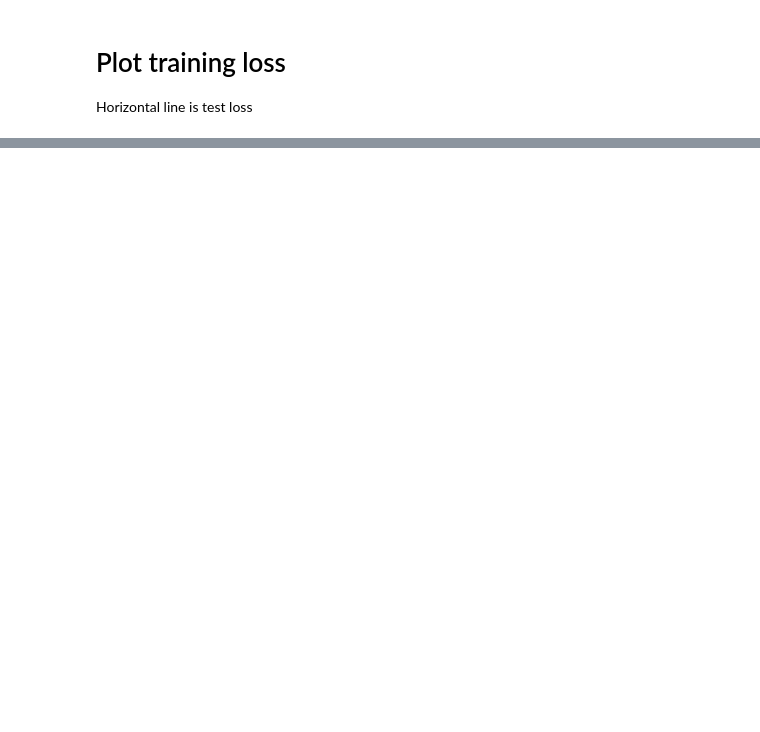
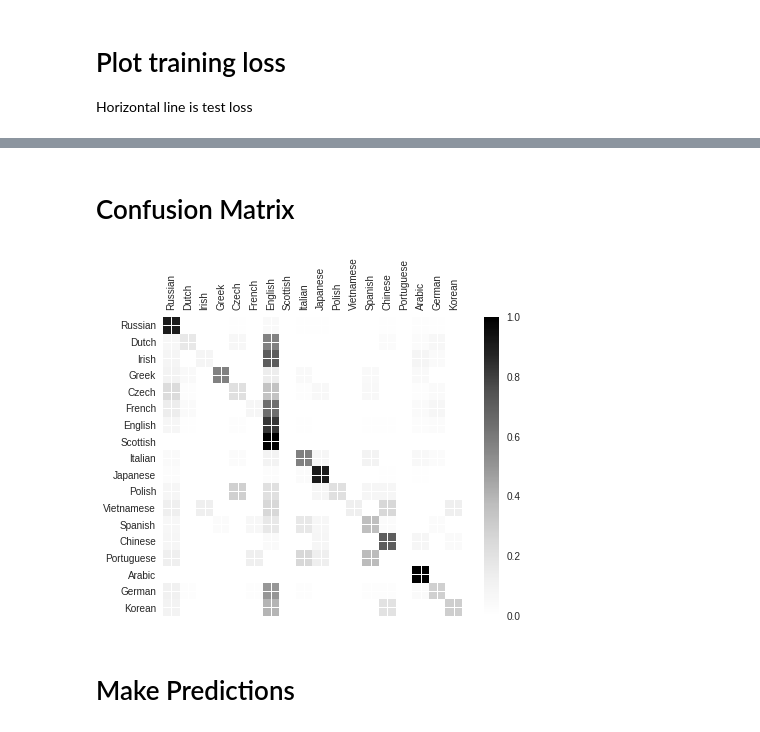
Before and after one commit to nathanaelsee/diffplasticity-RNN, a Jupyter notebook: diffplastRNN.ipynb, the cells around one changed output, grey strips where cells are left out. Drawn from its saved outputs; the diff is of its cells as text; code cells hidden in the pictures; blank space fills up the shorter version.

```diff
--- a/diffplastRNN.ipynb
+++ b/diffplastRNN.ipynb
@@ -392,0 +459,29 @@ satoshi not found in training dataset
+# %% [markdown]
+# Confusion Matrix
+# %%
+import matplotlib.ticker as ticker
+
+# Normalize by dividing every row by its sum
+for i in range(n_categories):
+    confusion[i] = confusion[i] / confusion[i].sum()
+
+# Set up plot
+fig = plt.figure()
+ax = fig.add_subplot(111)
+cax = ax.matshow(confusion.numpy())
+fig.colorbar(cax)
+
+# Set up axes
+ax.set_xticklabels([''] + all_categories, rotation=90)
+ax.set_yticklabels([''] + all_categories)
+
+# Force label at every tick
+ax.xaxis.set_major_locator(ticker.MultipleLocator(1))
+ax.yaxis.set_major_locator(ticker.MultipleLocator(1))
+
+# sphinx_gallery_thumbnail_number = 2
+plt.show()
+# %% [output]
+[figure, added]
+# %% [markdown]
+# Make Predictions
```
Also changed, not shown: parts of 21 cells of this notebook.
